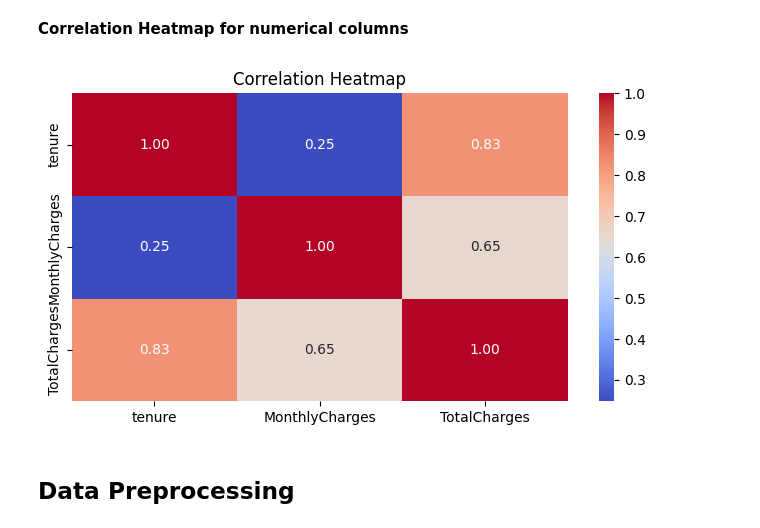
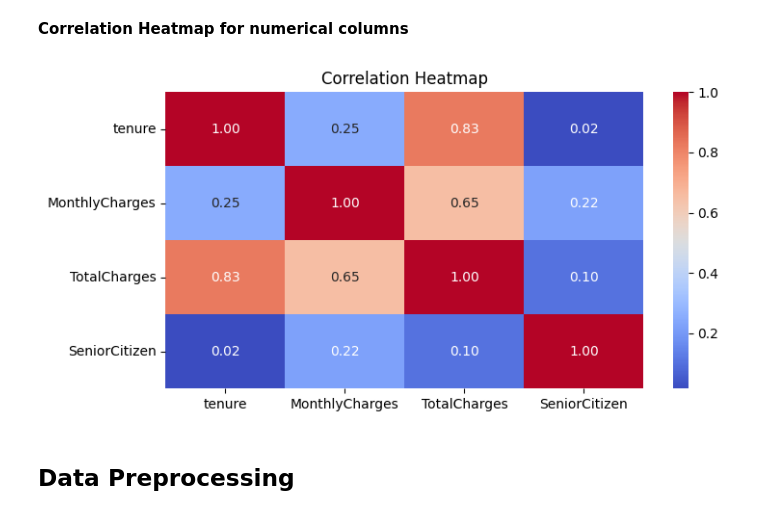
Before and after one commit to norannali/Telco_Customer_Churn, a Jupyter notebook: Telco_Customer_Churn.ipynb, the cells around one changed output. Cells and saved outputs as stored; diff of their text form; code cells hidden in the pictures.

```diff
--- a/Telco_Customer_Churn.ipynb
+++ b/Telco_Customer_Churn.ipynb
@@ -540,11 +533,11 @@ plt.show()
 # %%
 # correlation matrix - heatmap
 plt.figure(figsize=(8, 4))
-sns.heatmap(df[["tenure", "MonthlyCharges", "TotalCharges"]].corr(), annot=True, cmap="coolwarm", fmt=".2f")
+sns.heatmap(df[["tenure", "MonthlyCharges", "TotalCharges",'SeniorCitizen']].corr(), annot=True, cmap="coolwarm", fmt=".2f")
 plt.title("Correlation Heatmap")
 plt.show()
 # %% [output]
-[figure, old version]
+[figure, new version]
 # %% [markdown]
 ## **Data Preprocessing**
 # %%
```
Also changed, not shown: parts of 32 cells of this notebook.
